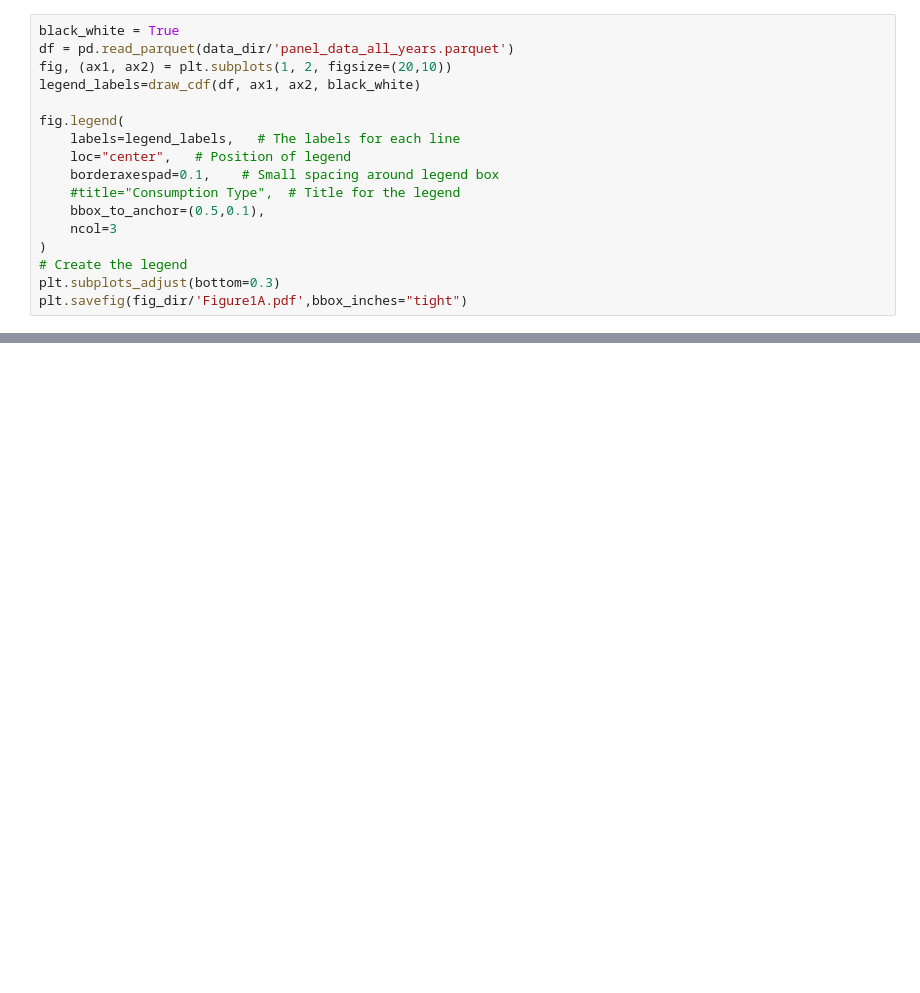
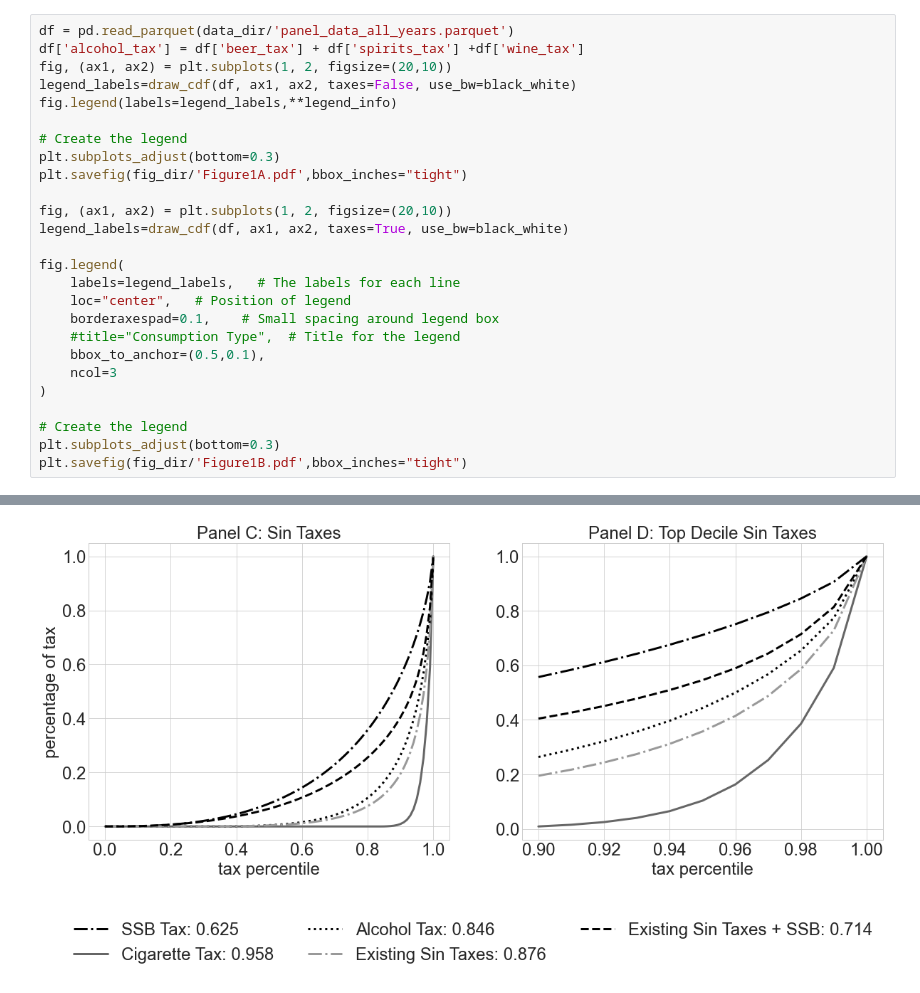
Before and after one commit to chrisconlon/sin_taxes, a Jupyter notebook: code/Chris plot junk.ipynb, the cells around one changed output, grey strips where cells are left out. Drawn from its saved outputs; the diff is of its cells as text; blank space fills up the shorter version.

Commit message:
update plots

```diff
--- a/code/Chris plot junk.ipynb
+++ b/code/Chris plot junk.ipynb
@@ -84,19 +14,29 @@ def draw_cdf(df,ax1,ax2,use_bw=True):
 # %%
-black_white = True
 df = pd.read_parquet(data_dir/'panel_data_all_years.parquet')
+df['alcohol_tax'] = df['beer_tax'] + df['spirits_tax'] +df['wine_tax']
 fig, (ax1, ax2) = plt.subplots(1, 2, figsize=(20,10))
-legend_labels=draw_cdf(df, ax1, ax2, black_white)
+legend_labels=draw_cdf(df, ax1, ax2, taxes=False, use_bw=black_white)
+fig.legend(labels=legend_labels,**legend_info)
+
+# Create the legend
+plt.subplots_adjust(bottom=0.3)
+plt.savefig(fig_dir/'Figure1A.pdf',bbox_inches="tight")
+
+fig, (ax1, ax2) = plt.subplots(1, 2, figsize=(20,10))
+legend_labels=draw_cdf(df, ax1, ax2, taxes=True, use_bw=black_white)
 
 fig.legend(
     labels=legend_labels,   # The labels for each line
     loc="center",   # Position of legend
     borderaxespad=0.1,    # Small spacing around legend box
     #title="Consumption Type",  # Title for the legend
     bbox_to_anchor=(0.5,0.1),
     ncol=3
 )
+
 # Create the legend
 plt.subplots_adjust(bottom=0.3)
-plt.savefig(fig_dir/'Figure1A.pdf',bbox_inches="tight")
+plt.savefig(fig_dir/'Figure1B.pdf',bbox_inches="tight")
 # %% [output]
 [figure]
+[figure, added]
```
Also changed, not shown: parts of 1 cell of this notebook, 3 other files.
